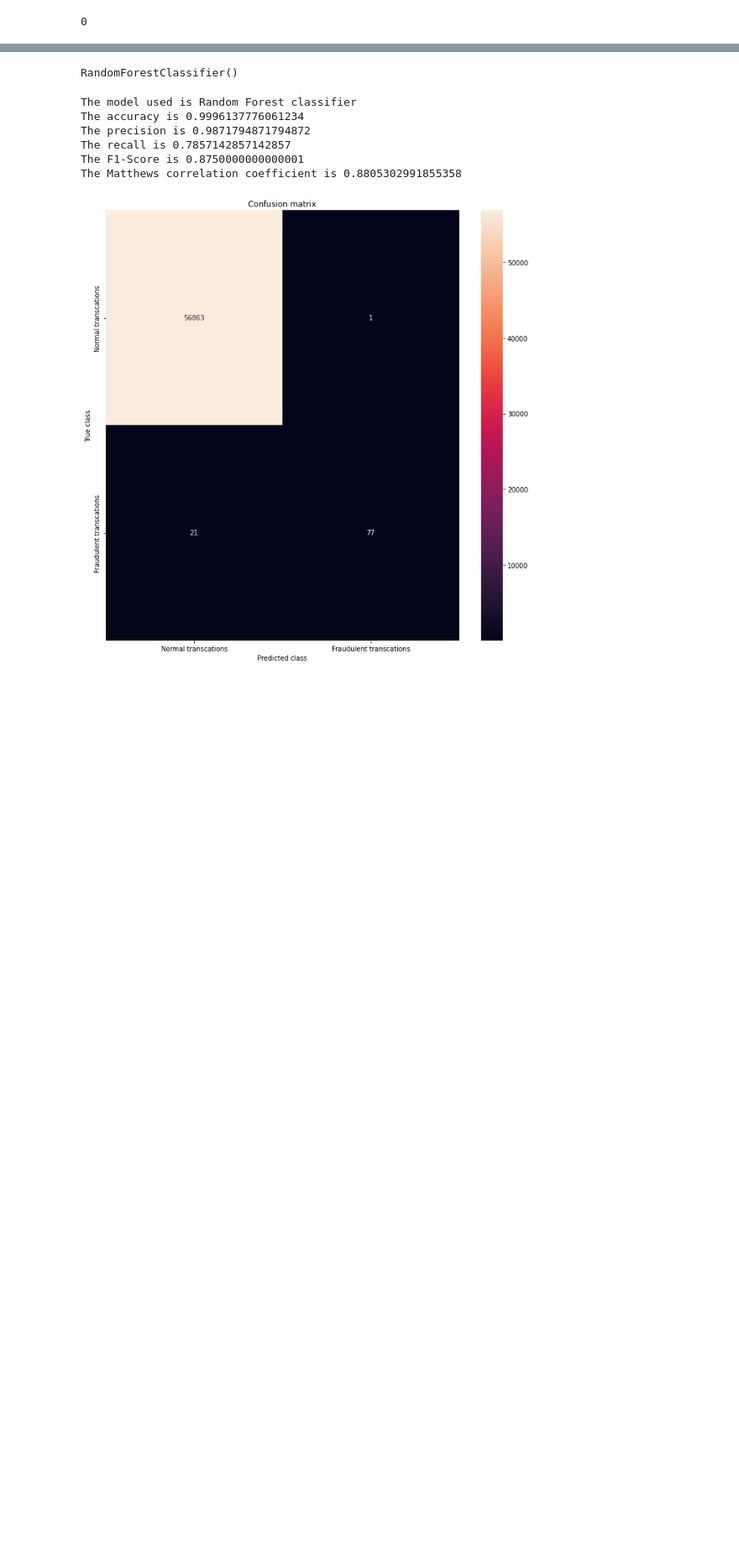
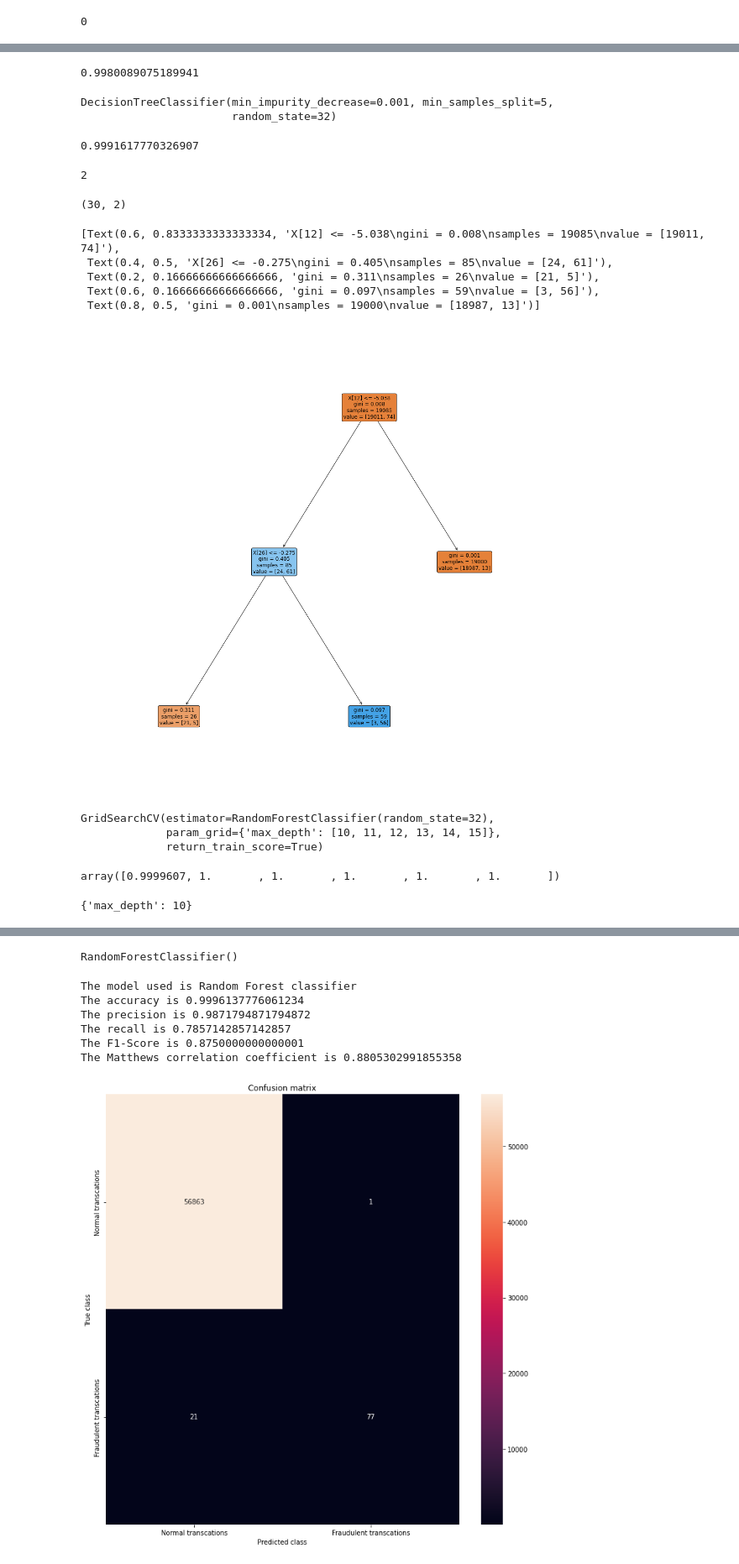
Before and after one commit to Heavymetal17/ML-uses-in-Finance, a Jupyter notebook: Ml_credit_card_fraud_detection_.ipynb, the cells around one changed output, grey strips where cells are left out. Shown: that part at 84% size. Saved outputs shown, nothing was run; the diff lists cells and outputs as text; code cells hidden in the pictures; blank space fills up the shorter version.

```diff
--- a/Ml_credit_card_fraud_detection_.ipynb
+++ b/Ml_credit_card_fraud_detection_.ipynb
@@ -130,0 +141,5 @@ Xtest.isnull().sum().sum()
+# %%
+from sklearn.linear_model import SGDClassifier
+sgd = SGDClassifier(loss='log', penalty='l1', alpha=0.001, learning_rate='constant', eta0=0.01, max_iter=10, random_state=32)
+sgd.fit(Xtrain, Ytrain)
+sgd.score(Xtest, Ytest)
@@ -130,0 +148,8 @@ Xtest.isnull().sum().sum()
+# %%
+from sklearn.linear_model import LogisticRegression
+from sklearn.model_selection import RandomizedSearchCV
+
+distributions = {'penalty': ['l1', 'l2'], 'C': [0.5, 1, 1.5, 2, 2.5, 3, 3.5, 4]}
+lr = LogisticRegression(solver='saga', random_state=32, tol=0.01, max_iter=200)
+rsc = RandomizedSearchCV(lr, param_distributions=distributions, random_state=32)
+rsc.fit(Xtrain, Ytrain)
@@ -130,0 +166,9 @@ Xtest.isnull().sum().sum()
+# %%
+from sklearn.model_selection import GridSearchCV
+from sklearn.svm import SVC
+
+param_grid = {'kernel': ['linear', 'rbf'], 'C': [1,10]}
+svc = SVC()
+gsc = GridSearchCV(svc, param_grid=param_grid)
+gsc.fit(Xtrain, Ytrain)
+gsc.best_params_
@@ -130,0 +181,52 @@ Xtest.isnull().sum().sum()
+# %%
+gsc.best_score_
+# %% [output]
+0.9980089075189941
+# %%
+from sklearn.tree import DecisionTreeClassifier
+dtc = DecisionTreeClassifier(criterion='gini', min_samples_split=5, min_impurity_decrease=0.001, random_state=32)
+dtc.fit(Xtrain, Ytrain)
+# %% [output]
+DecisionTreeClassifier(min_impurity_decrease=0.001, min_samples_split=5,
+                       random_state=32)
+# %%
+dtc.score(Xtest, Ytest)
+# %% [output]
+0.9991617770326907
+# %%
+dtc.get_depth()
+# %% [output]
+2
+# %%
+dtc.n_features_, dtc.n_classes_
+# %% [output]
+(30, 2)
+# %%
+import matplotlib.pyplot as plt
+plt.figure(figsize=(20,20))
+
+from sklearn.tree import plot_tree
+plot_tree(dtc, filled=True, rounded=True, fontsize=12)
+# %% [output]
+[Text(0.6, 0.8333333333333334, 'X[12] <= -5.038\ngini = 0.008\nsamples = 19085\nvalue = [19011, 74]'),
+ Text(0.4, 0.5, 'X[26] <= -0.275\ngini = 0.405\nsamples = 85\nvalue = [24, 61]'),
+ Text(0.2, 0.16666666666666666, 'gini = 0.311\nsamples = 26\nvalue = [21, 5]'),
+ Text(0.6, 0.16666666666666666, 'gini = 0.097\nsamples = 59\nvalue = [3, 56]'),
+ Text(0.8, 0.5, 'gini = 0.001\nsamples = 19000\nvalue = [18987, 13]')]
+[figure, added]
+# %%
+from sklearn.ensemble import RandomForestClassifier
+from sklearn.model_selection import GridSearchCV
+
+param_grid = {'max_depth': [10, 11, 12, 13, 14, 15]}
+rfc = RandomForestClassifier(random_state=32)
+gsc = GridSearchCV(rfc, param_grid=param_grid, return_train_score=True)
+gsc.fit(Xtrain, Ytrain)
+# %% [output]
+GridSearchCV(estimator=RandomForestClassifier(random_state=32),
+             param_grid={'max_depth': [10, 11, 12, 13, 14, 15]},
+             return_train_score=True)
+# %%
+gsc.cv_results_['mean_train_score']
+# %% [output]
+array([0.9999607, 1.       , 1.       , 1.       , 1.       , 1.       ])
@@ -130,0 +235,4 @@ Xtest.isnull().sum().sum()
+# %%
+gsc.cv_results_['params'][best_index]
+# %% [output]
+{'max_depth': 10}
```
Also changed, not shown: parts of 16 cells of this notebook.
